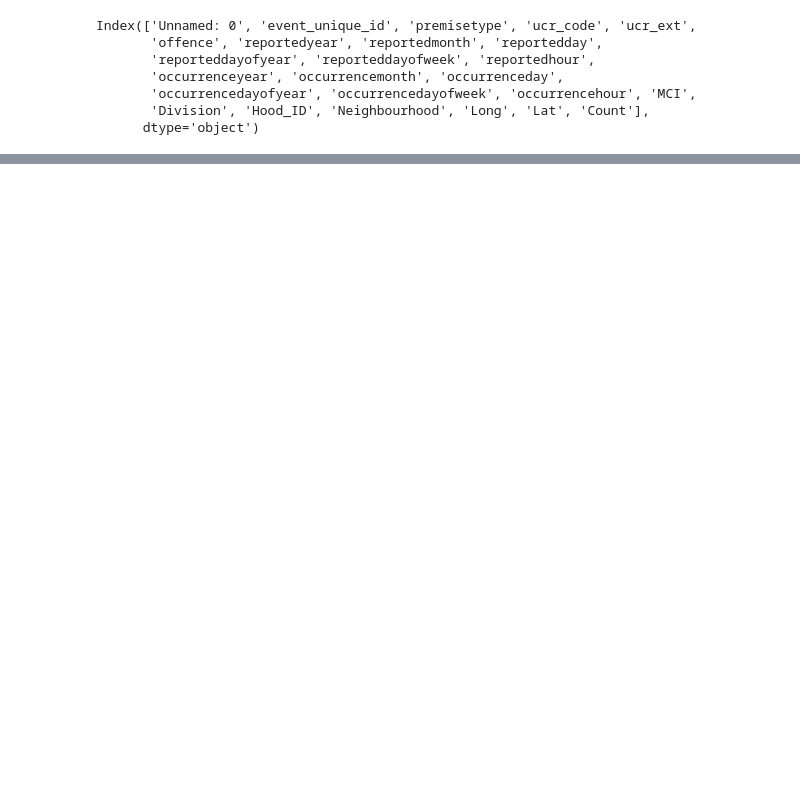
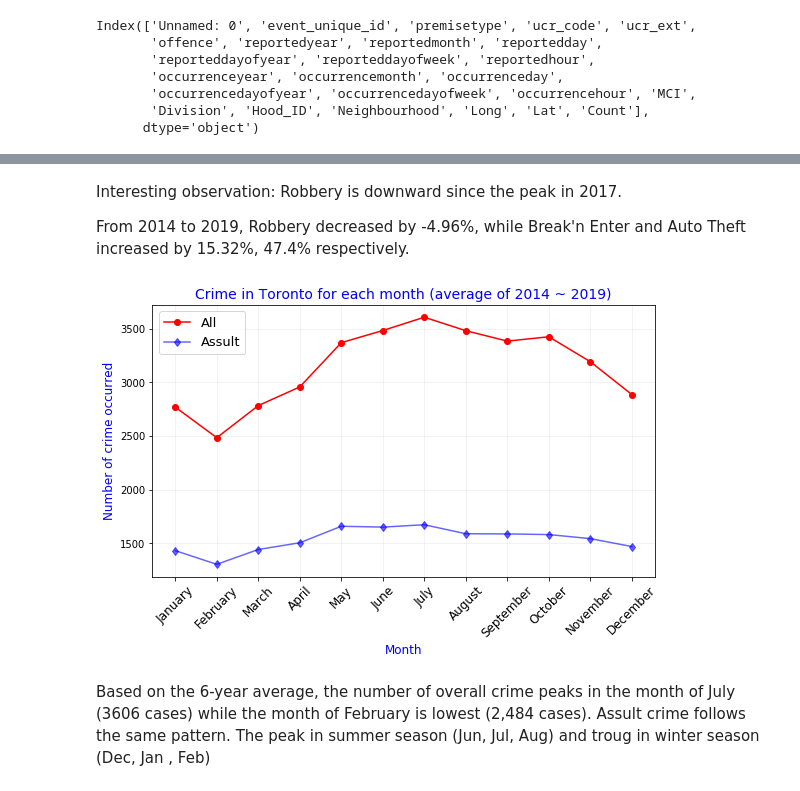
Before and after one commit to neha-nayeem/Project-01, a Jupyter notebook: Q4_Jaehong.ipynb, the cells around one changed output, grey strips where cells are left out. Cells and saved outputs as stored; diff of their text form; code cells hidden in the pictures; blank space fills up the shorter version.

```diff
--- a/Q4_Jaehong.ipynb
+++ b/Q4_Jaehong.ipynb
@@ -124,0 +196,4 @@ plt.show()
+# %% [markdown]
+Interesting observation: Robbery is downward since the peak in 2017.
+
+From 2014 to 2019, Robbery decreased by -4.96%, while Break'n Enter and Auto Theft increased by 15.32%, 47.4% respectively.
@@ -124,0 +205,36 @@ plt.show()
+# %%
+# step 1. get the average of each momth over the last 6 years.
+# i.e) average of number of crime occurred in January over the last 6 years.  Feb ~ Dec
+crime_data_Grp_month=crime_data.groupby('occurrencemonth').count()/6
+# %%
+# sort by Calendar month in groupby object
+cats=['January','February','March','April', 'May','June','July','August', 'September','October','November', 'December']
+crime_data_Grp_month.index = pd.CategoricalIndex(crime_data_Grp_month.index, categories=cats,ordered=True)
+crime_data_Grp_month = crime_data_Grp_month.sort_index()
+# %%
+x_axis = ['January','February','March','April', 'May', 'June','July', 'August', 'September',
+          'October',  'November', 'December']
+
+plt.figure(figsize=(9,5))
+
+y_value= crime_data_Grp_month['Count']
+all_crime, = plt.plot(x_axis, y_value, color ='red', marker = "o", label="All")
+
+
+y_value= crime_data_assult_month['Count']
+assult, =plt.plot(x_axis,y_value,color ='blue',alpha=0.6, marker="d",label="Assult")
+
+plt.title("Crime in Toronto for each month (average of 2014 ~ 2019)",fontsize =14, color ='blue')
+plt.xlabel('Month',fontsize =12,color ='blue')
+plt.ylabel('Number of crime occurred',fontsize =12,color ='blue')
+plt.grid(alpha=0.2)
+plt.xticks(rotation=45,fontsize =12)
+#plt.ylim(2400, 3700)
+plt.legend(handles=[all_crime, assult], loc="best",fontsize =13 )
+
+plt.savefig("Data Output/Crime_month.png")
+plt.show()
+# %% [output]
+[figure, added]
+# %% [markdown]
+Based on the 6-year average, the number of overall crime peaks in the month of July (3606 cases) while the month of February is lowest (2,484 cases). Assult crime follows the same pattern. The peak in summer season (Jun, Jul, Aug) and troug in winter season (Dec, Jan , Feb)
```
Also changed, not shown: parts of 19 cells of this notebook, 5 other files.
